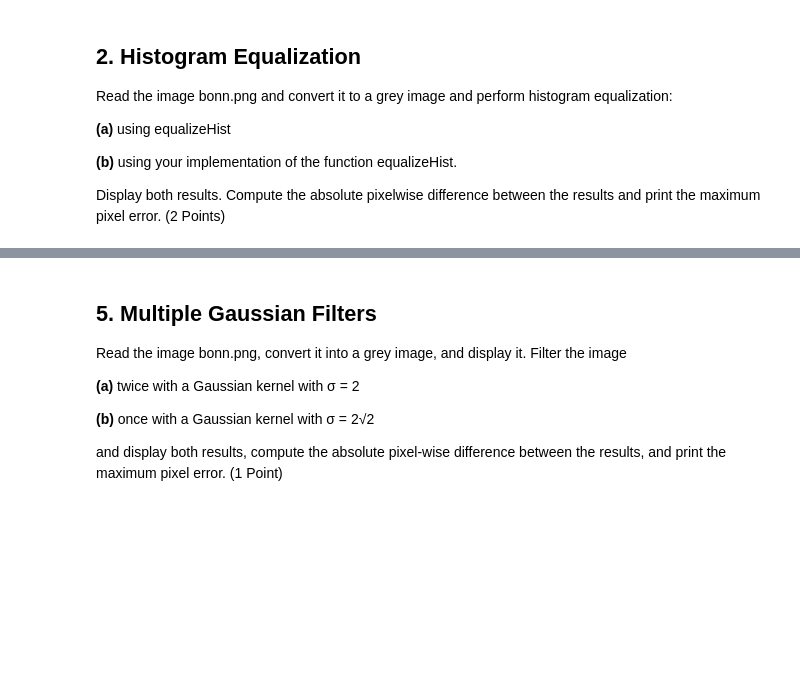
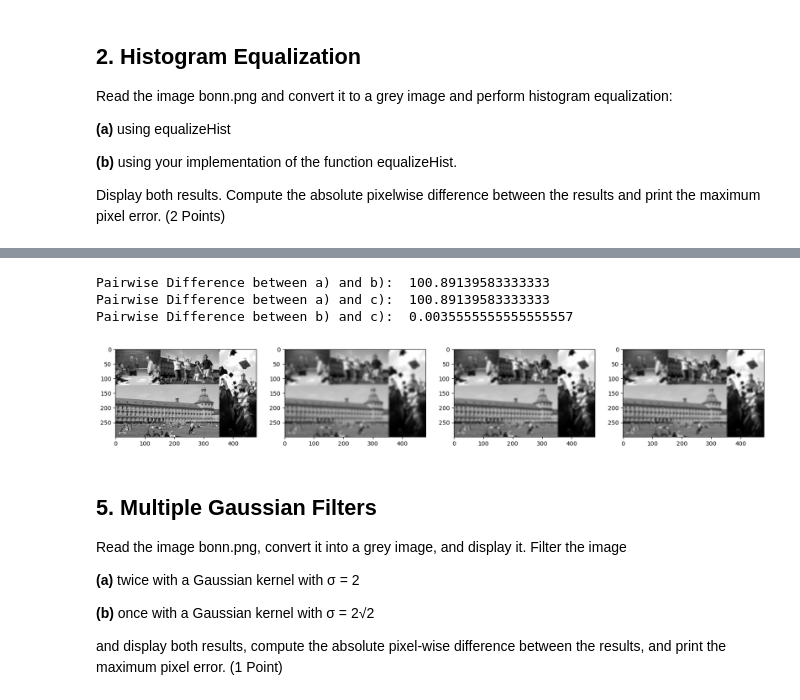
Before and after one commit to Patschwemm/CV_Course, a Jupyter notebook: Sheet01/sheet01.ipynb, the cells around one changed output, grey strips where cells are left out. Cells and saved outputs as stored; diff of their text form; code cells hidden in the pictures; blank space fills up the shorter version.

```diff
--- a/Sheet01/sheet01.ipynb
+++ b/Sheet01/sheet01.ipynb
@@ -126,3 +163,56 @@ task2()
+# %%
+# ********************TASK4***********************
+def get_kernel(sigma):
+    # Your implementation of getGaussianKernel
+    # with sigma = 2 sqrt 2 set half-width of filter to 3 sigma
+    kernel_size = int(np.round(3 * sigma))
+
+    onedim_kernel = []
+    # for every filter size compute gaussian kernel (shit values because gaussian is centered at 0)
+    for i in range(-kernel_size//2, kernel_size//2):
+        g_sigma = (1 / (2 * np.pi * sigma**2) * np.exp(- i**2 / (2 * sigma**2)))
+        onedim_kernel.append(g_sigma)
+
+    # normalize so that the kernel sums up to one
+    return onedim_kernel /  sum(onedim_kernel)
+
+
+def task4():
+    img_gray = cv.cvtColor(img, cv.COLOR_BGR2GRAY)
+    sigma = 2 * np.sqrt(2)
+
+    # a) set ksize to zero to let the function compute from sigma
+    gaussian_blur_img1 = cv.GaussianBlur(img_gray, ksize = [0,0], sigmaX = sigma, sigmaY = sigma)
+
+    # b)
+    kernel = get_kernel(sigma)
+    # compute outer product to calculate kernel matix from vector
+    kernel_matrix = np.outer(kernel, kernel)
+    gaussian_blur_img2 = cv.filter2D(img_gray, kernel=kernel_matrix, ddepth=-1)
+
+    # c)
+    gaussian_blur_img3 = cv.sepFilter2D(img_gray, kernelX=kernel, kernelY=kernel, ddepth=-1)
+
+    _, ax = plt.subplots(1, 4, figsize=(20, 20))
+    ax[0].imshow(img_gray, cmap="gray")
+    ax[1].imshow(gaussian_blur_img1, cmap="gray")
+    ax[2].imshow(gaussian_blur_img2, cmap="gray")
+    ax[3].imshow(gaussian_blur_img3, cmap="gray")
+
+    # compute the pairwise difference:
+    print("Pairwise Difference between a) and b): ", (gaussian_blur_img1 - gaussian_blur_img2).mean())
+    print("Pairwise Difference between a) and c): ", (gaussian_blur_img1 - gaussian_blur_img3).mean())
+    print("Pairwise Difference between b) and c): ", (gaussian_blur_img2 - gaussian_blur_img3).mean())
+
+
+
+
+task4()
+# %% [output]
+Pairwise Difference between a) and b):  100.89139583333333
+Pairwise Difference between a) and c):  100.89139583333333
+Pairwise Difference between b) and c):  0.0035555555555555557
+[figure, added]
 # %%
 
 # ************************************************
```
Also changed, not shown: parts of 3 cells of this notebook.
